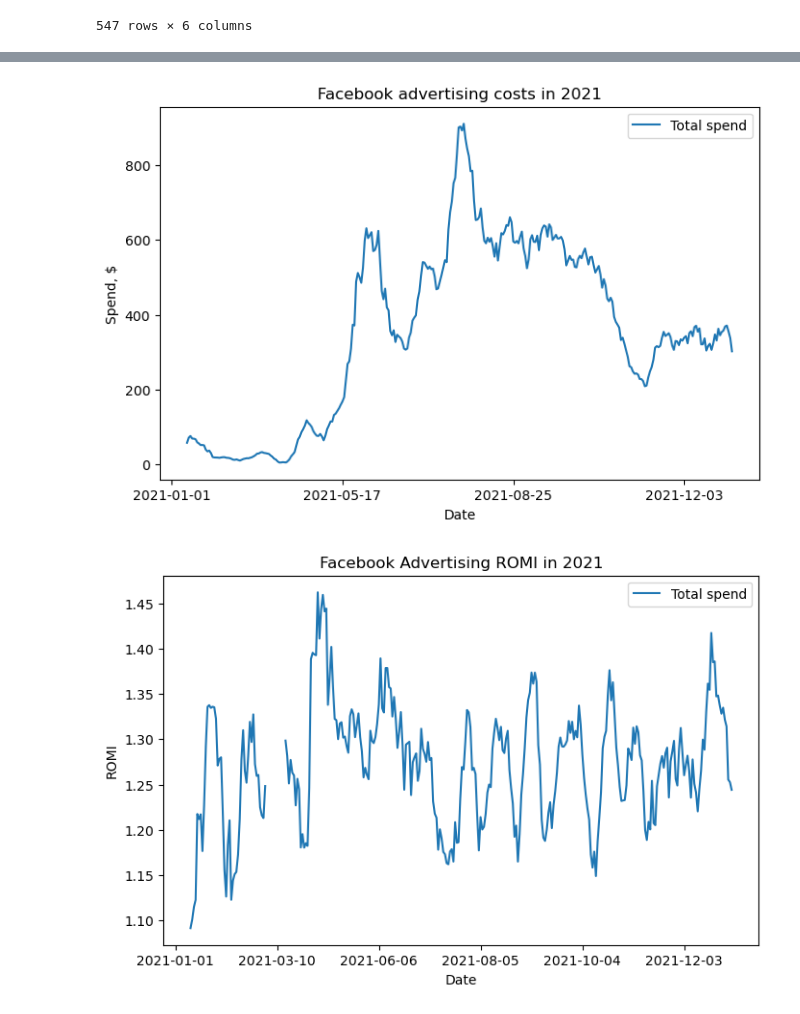
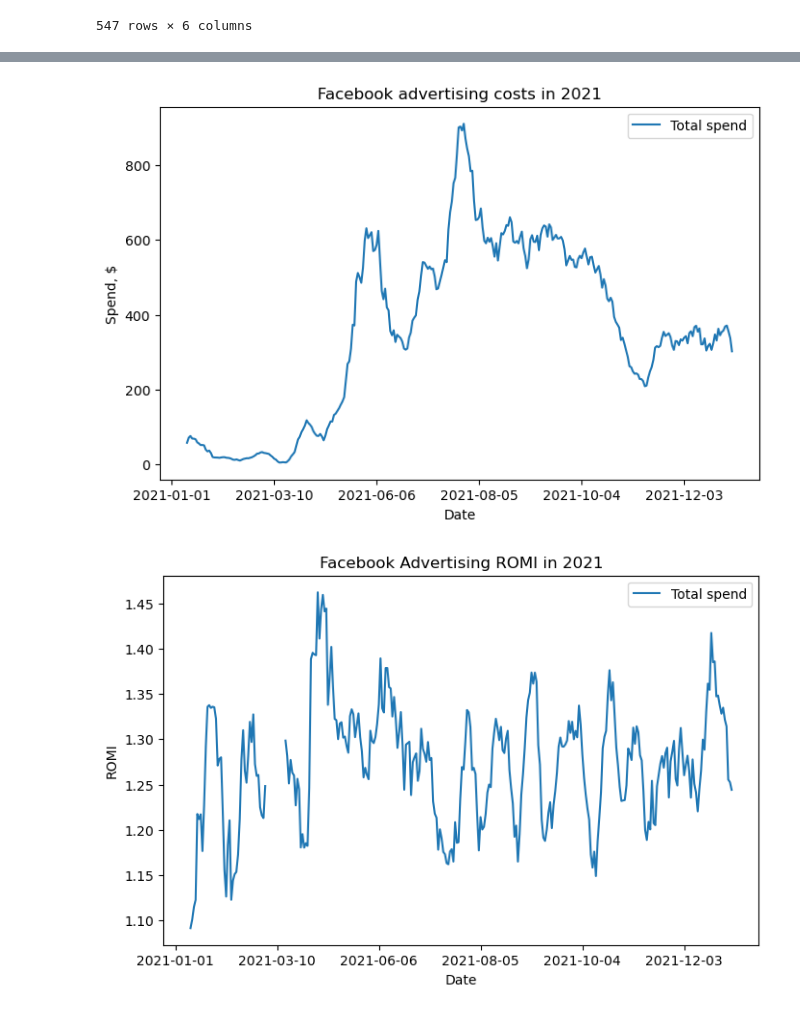
Before and after one commit to shbnm93/Python-Mentoring-Resources, a Jupyter notebook: hw6.ipynb, the cells around one changed output, grey strips where cells are left out. Cells and saved outputs as stored; diff of their text form; code cells hidden in the pictures.

```diff
--- a/hw6.ipynb
+++ b/hw6.ipynb
@@ -58,22 +86,22 @@ daily_stats_2021 = daily_stats[(daily_stats['ad_date'] >= '2021-01-01') & (daily
 # %%
 import matplotlib.pyplot as plt
 
 plt.figure(figsize=(8,5), dpi=100)
 
 plt.plot(daily_stats_2021['ad_date'], daily_stats_2021['total_spend'].rolling(10).mean(), label='Total spend')
 
 plt.legend()
 
 plt.title('Facebook advertising costs in 2021')
 
 plt.xlabel('Date')
 plt.ylabel('Spend, $')
 
-plt.xticks(list(daily_stats_2021['ad_date'])[::100])
+plt.xticks(list(daily_stats_2021['ad_date'])[::60])
 
 plt.show()
 # %% [output]
-[figure, old version]
+[figure, new version]
 # %%
 plt.figure(figsize=(8,5), dpi=100)
 
```
Also changed, not shown: parts of 9 cells of this notebook.
